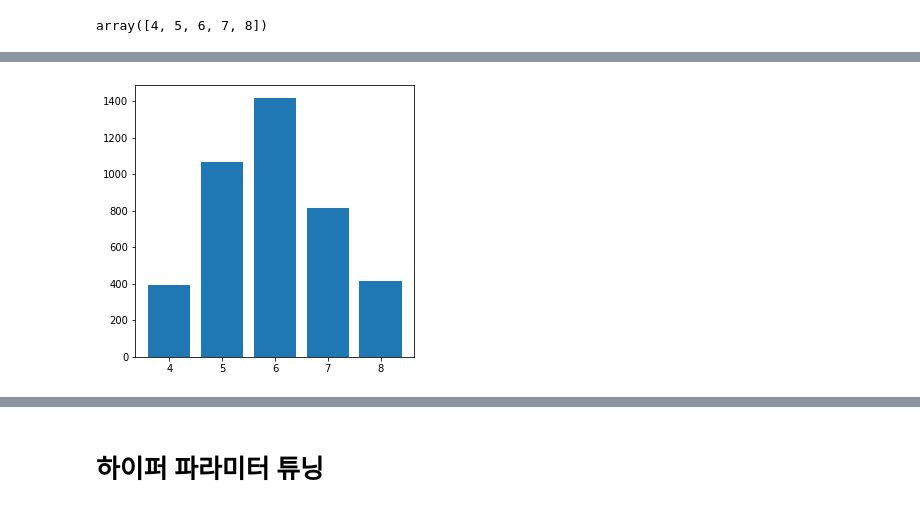
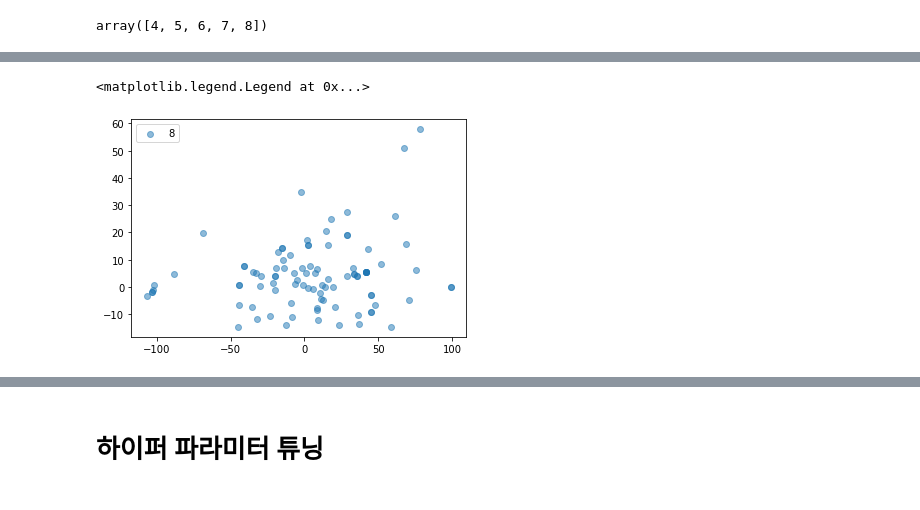
Before and after one commit to loggerJK/wine_quality_classification, a Jupyter notebook: xgboost_final.ipynb, the cells around one changed output, grey strips where cells are left out. Saved outputs shown, nothing was run; the diff lists cells and outputs as text; code cells hidden in the pictures.

```diff
--- a/xgboost_final.ipynb
+++ b/xgboost_final.ipynb
@@ -247,12 +249,20 @@ plot_2d_space(X_train_pca, y_train)
-# %%
-sampling_strategy = {4: 400, 7:800, 8: 400}
-ada = ADASYN(random_state=42, sampling_strategy=sampling_strategy)
-X_train_resampled, y_train_resampled = ada.fit_resample(X_train, y_train)
-
-# 오버 샘플링 결과
-fig, ax = plt.subplots(1, 1, figsize=(5, 5))
-var = y_train_resampled.value_counts()
-plt.bar(var.index, var)
-plt.show()
-# %% [output]
-[figure, removed]
+# %%
+from sklearn.decomposition import PCA
+pca= PCA(n_components=2)
+X_train_pca = pca.fit_transform(X_train)
+X_train_pca.shape
+
+# np.unique(y_train) = [4, 5, 6 7, 8]
+# for l in np.unique(y_train):
+#     plt.scatter(x=X_train_pca[y_train==l,0],y=X_train_pca[y_train==l,1], alpha=0.5, label=l)
+
+# plt.scatter(x=X_train_pca[y_train==4,0],y=X_train_pca[y_train==4,1], alpha=0.5, label=4)
+# plt.scatter(x=X_train_pca[y_train==5,0],y=X_train_pca[y_train==5,1], alpha=0.5, label=5)
+# plt.scatter(x=X_train_pca[y_train==6,0],y=X_train_pca[y_train==6,1], alpha=0.5, label=6)
+# plt.scatter(x=X_train_pca[y_train==7,0],y=X_train_pca[y_train==7,1], alpha=0.5, label=7)
+# plt.scatter(x=X_train_pca[y_train==8,0],y=X_train_pca[y_train==8,1], alpha=0.5, label=8)
+
+plt.legend()
+# %% [output]
+<matplotlib.legend.Legend at 0x...>
+[figure, added]
```
Also changed, not shown: parts of 7 cells of this notebook, 1 other file.
